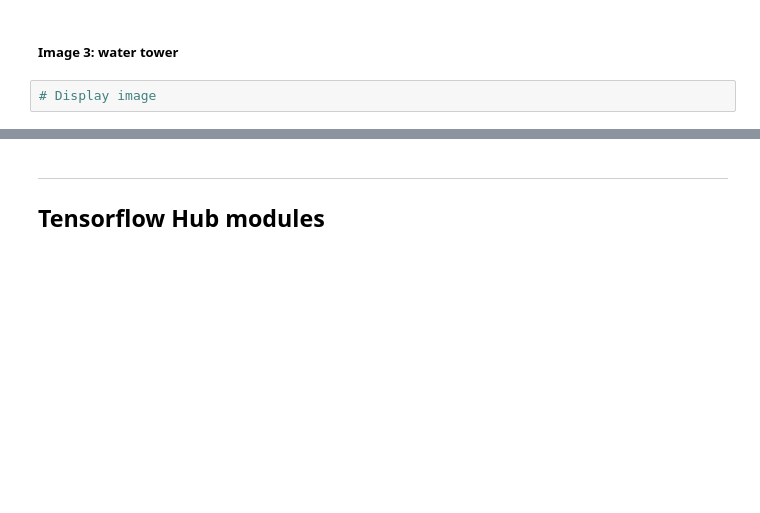
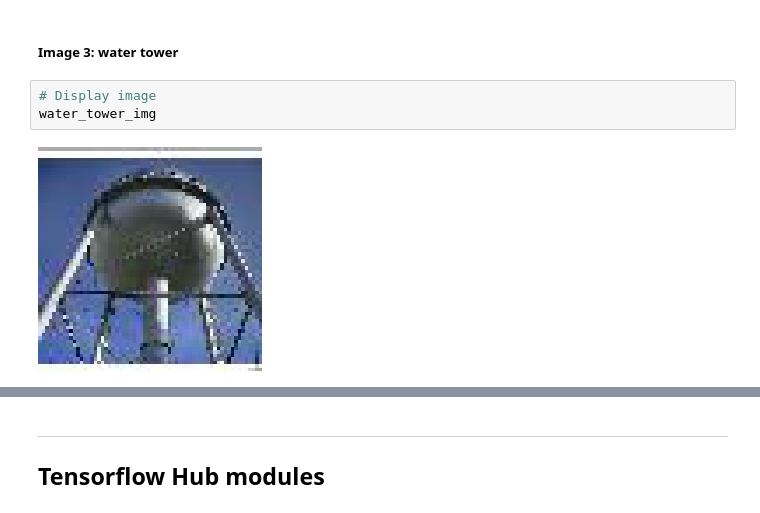
Before and after one commit to Trunkg0d/Complete-Data-Science-Tutorial, a Jupyter notebook: Tensorflow_Coursera/Coding_Tutorial_Week_4.ipynb, the cells around one changed output, grey strips where cells are left out. Saved outputs shown, nothing was run; the diff lists cells and outputs as text; blank space fills up the shorter version.

```diff
--- a/Tensorflow_Coursera/Coding_Tutorial_Week_4.ipynb
+++ b/Tensorflow_Coursera/Coding_Tutorial_Week_4.ipynb
@@ -466,5 +489,8 @@ def get_top_5_predictions(img):
 ##### Image 3: water tower
 # %%
 # Display image
+water_tower_img
+# %% [output]
+[figure, added]
 # %%
 # Display top 5 predictions
```
Also changed, not shown: parts of 33 cells of this notebook, 44 other files.
